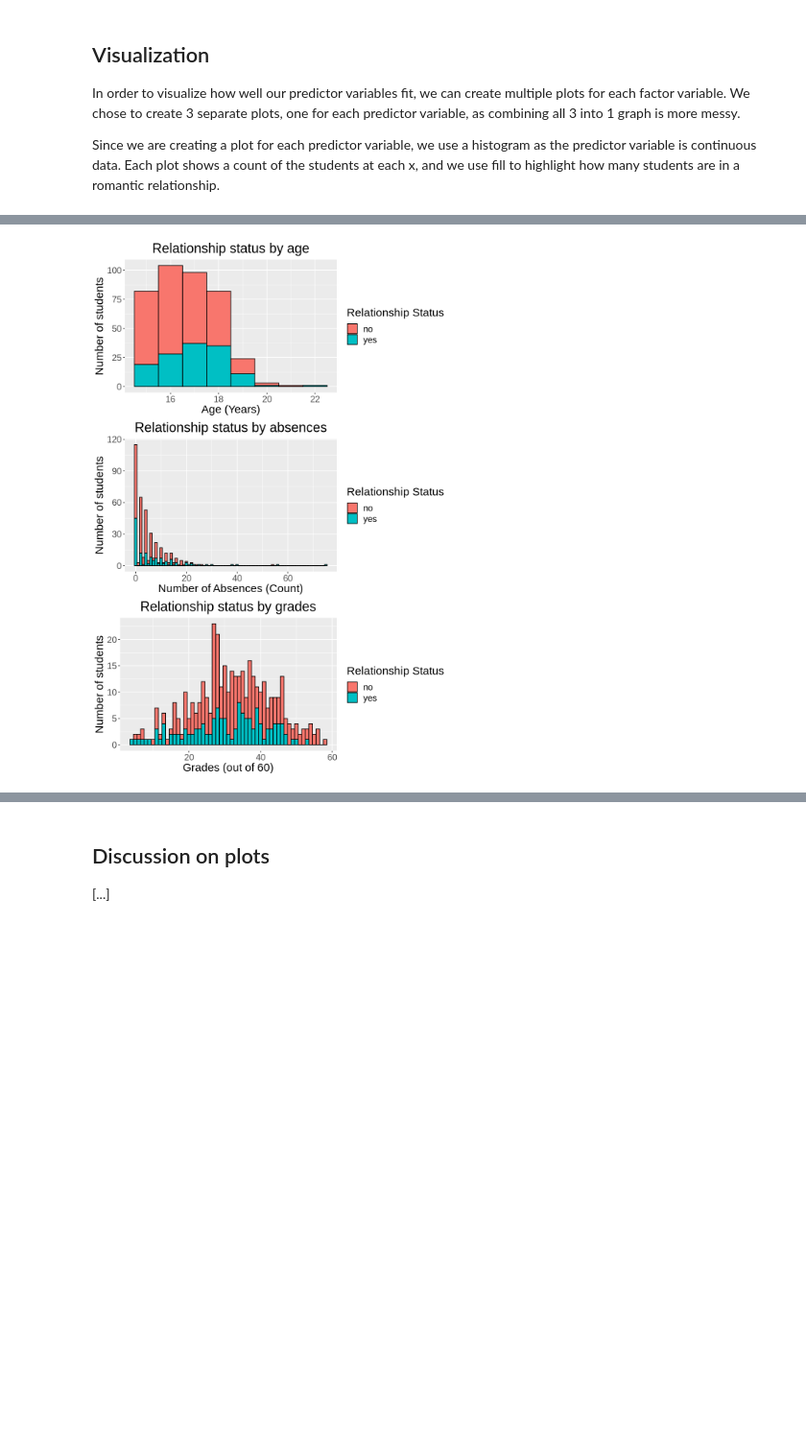
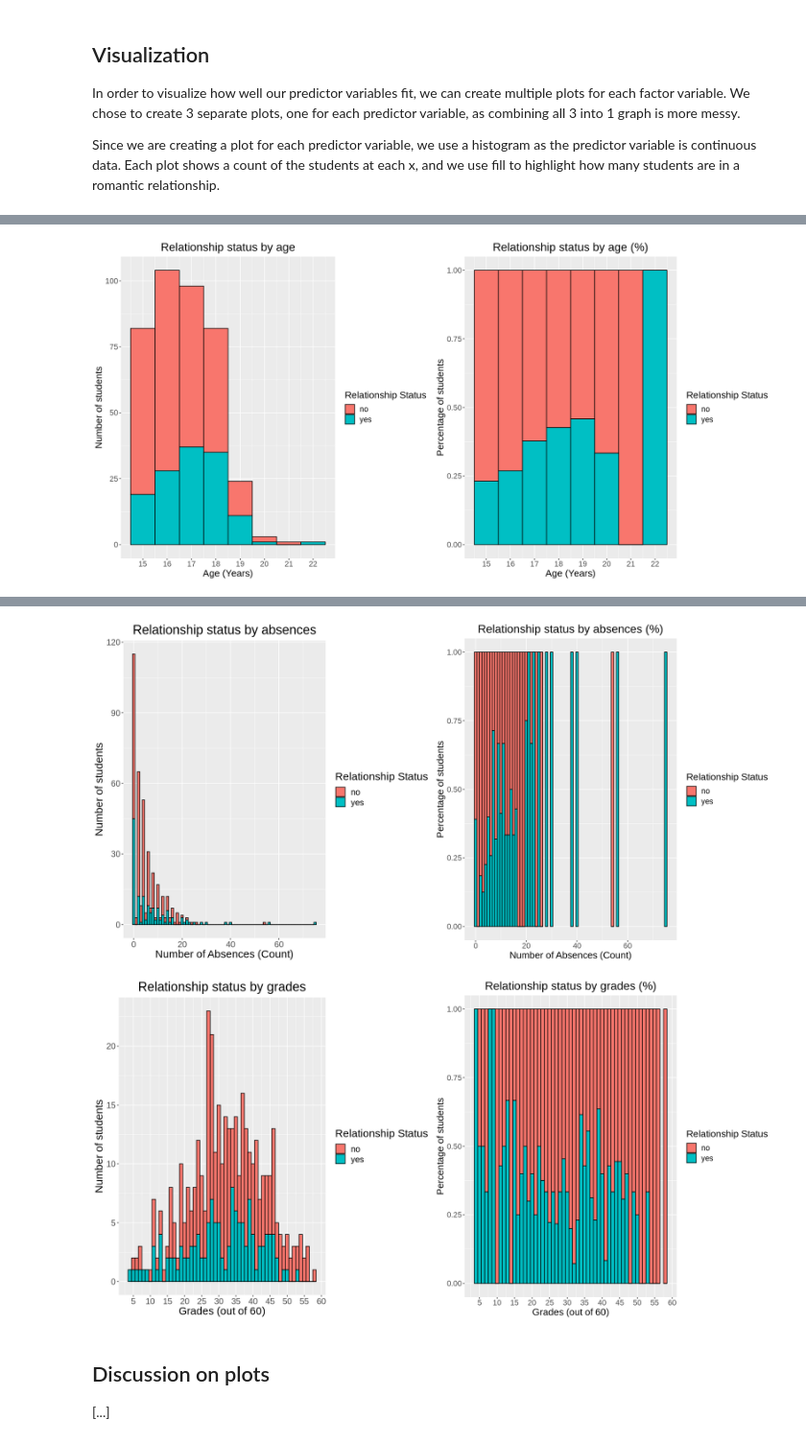
Before and after one commit to RobertYip/Student-Performance, a Jupyter notebook: Draft.ipynb, the cells around one changed output, grey strips where cells are left out. Shown: that part at 96% size. Drawn from its saved outputs; the diff is of its cells as text; code cells hidden in the pictures; blank space fills up the shorter version.

Commit message:
Added percentage plot

```diff
--- a/Draft.ipynb
+++ b/Draft.ipynb
@@ -280,21 +280,49 @@ options(repr.plot.width = 8, repr.plot.height = 12)
 # %%
+# Age plots
 data_plot_age <- ggplot(data, aes(x=age, fill=romantic)) +
     geom_histogram(color="black", binwidth=1) +
-    theme(text=element_text(size=18), plot.title = element_text(hjust = 0.5)) +
+    theme(text=element_text(size=16), plot.title = element_text(hjust = 0.5)) +
+    scale_x_continuous(breaks = seq(15, 22, by=1)) +
     labs(x="Age (Years)", y="Number of students", fill="Relationship Status") +
     ggtitle("Relationship status by age")
 
+data_plot_age_percent <- ggplot(data, aes(x=age)) +
+    geom_histogram(aes(fill=romantic), position="fill", color="black", binwidth=1) +
+    theme(text=element_text(size=16), plot.title = element_text(hjust = 0.5)) +
+    scale_x_continuous(breaks = seq(15, 22, by=1)) +
+    labs(x="Age (Years)", y="Percentage of students", fill="Relationship Status") +
+    ggtitle("Relationship status by age (%)")
+
+# Absence plots
 data_plot_absences <- ggplot(data, aes(x=absences, fill=romantic)) +
     geom_histogram(color="black", binwidth=1) +
     theme(text=element_text(size=18), plot.title = element_text(hjust = 0.5)) +
     labs(x="Number of Absences (Count)", y="Number of students", fill="Relationship Status") +
     ggtitle("Relationship status by absences")
 
+data_plot_absences_percent <- ggplot(data, aes(x=absences)) +
+    geom_histogram(aes(fill=romantic), position="fill", color="black", binwidth=1) +
+    theme(text=element_text(size=16), plot.title = element_text(hjust = 0.5)) +
+    labs(x="Number of Absences (Count)", y="Percentage of students", fill="Relationship Status") +
+    ggtitle("Relationship status by absences (%)")
+
+# Grade plots
 data_plot_grade <- ggplot(data, aes(x=overall_grade, fill=romantic)) +
     geom_histogram(color="black", binwidth=1) +
+    scale_x_continuous(breaks = seq(0, 60, by=5)) +
     theme(text=element_text(size=18), plot.title = element_text(hjust = 0.5)) +
     labs(x="Grades (out of 60)", y="Number of students", fill="Relationship Status") +
     ggtitle("Relationship status by grades")
 
-grid.arrange(data_plot_age, data_plot_absences, data_plot_grade)
+data_plot_grade_percent <- ggplot(data, aes(x=overall_grade)) +
+    geom_histogram(aes(fill=romantic), position="fill", color="black", binwidth=1) +
+    theme(text=element_text(size=16), plot.title = element_text(hjust = 0.5)) +
+    scale_x_continuous(breaks = seq(0, 60, by=5)) +
+    labs(x="Grades (out of 60)", y="Percentage of students", fill="Relationship Status") +
+    ggtitle("Relationship status by grades (%)")
+
+
+grid.arrange(data_plot_age, data_plot_age_percent, ncol = 2)
+grid.arrange(data_plot_absences, data_plot_absences_percent, ncol = 2)
+grid.arrange(data_plot_grade, data_plot_grade_percent, ncol = 2)
 # %% [output]
@@ -301 +331 @@ grid.arrange(data_plot_age, data_plot_absences, data_plot_grade)
-[figure, old version]
+[figure, new version]
@@ -302,3 +334,5 @@ grid.arrange(data_plot_age, data_plot_absences, data_plot_grade)
+[figure, added]
+[figure, added]
 # %% [markdown]
 ## Discussion on plots
 [...]
```
Also changed, not shown: parts of 2 cells of this notebook.
